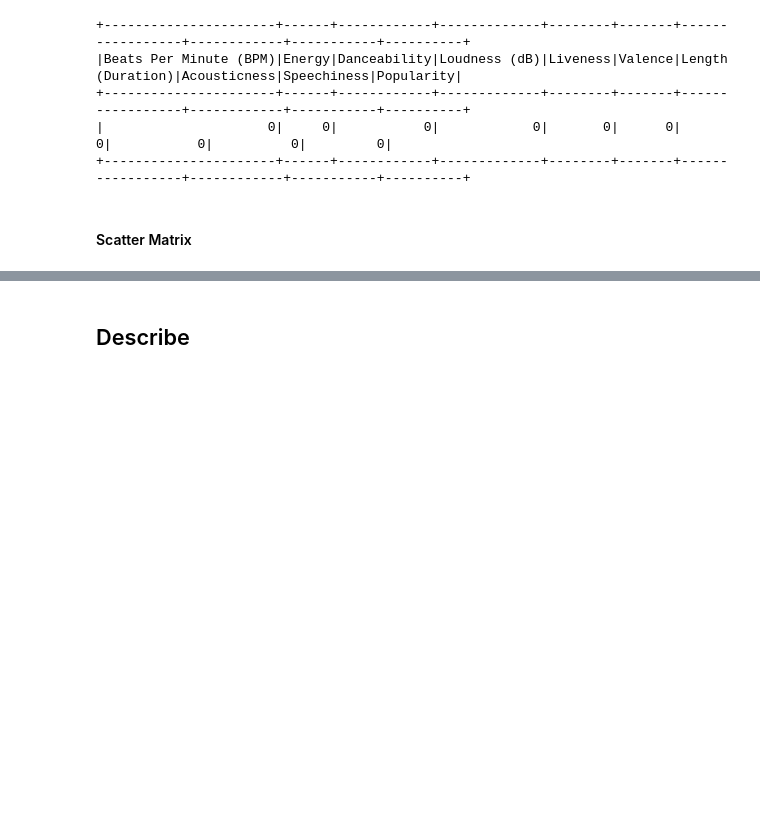
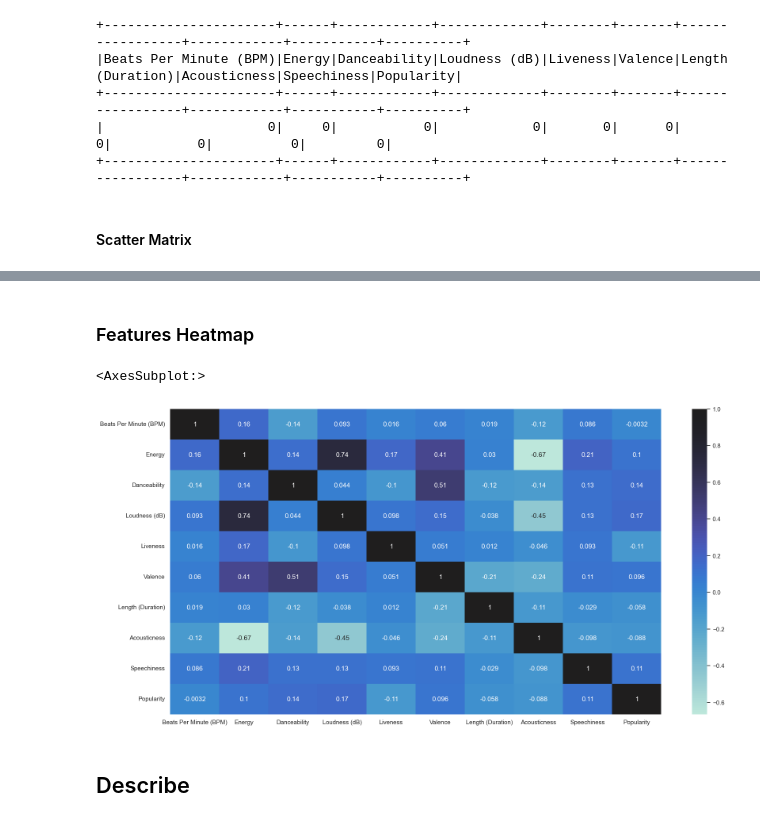
Before and after one commit to Sunland1/ML2_spotify, a Jupyter notebook: notebook.ipynb, the cells around one changed output, grey strips where cells are left out. Saved outputs shown, nothing was run; the diff lists cells and outputs as text; code cells hidden in the pictures; blank space fills up the shorter version.

Commit message:
heatmap

```diff
--- a/notebook.ipynb
+++ b/notebook.ipynb
@@ -100,3 +111,11 @@ scatterMatrix = scatter_matrix(pandasSdf,figsize=(20,20))
+# %% [markdown]
+### Features Heatmap
+# %%
+plt.figure(figsize=(20, 10))
+sns.heatmap(sdf.toPandas().corr(),annot = True,center=1)
+# %% [output]
+<AxesSubplot:>
+[figure, added]
 # %% [markdown]
 ## Describe
 # %%
```
Also changed, not shown: parts of 8 cells of this notebook.
